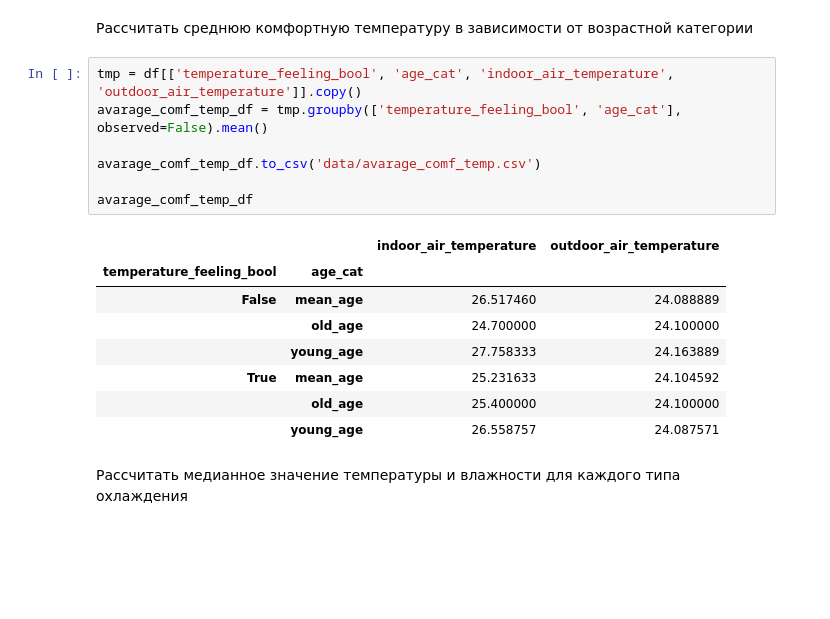
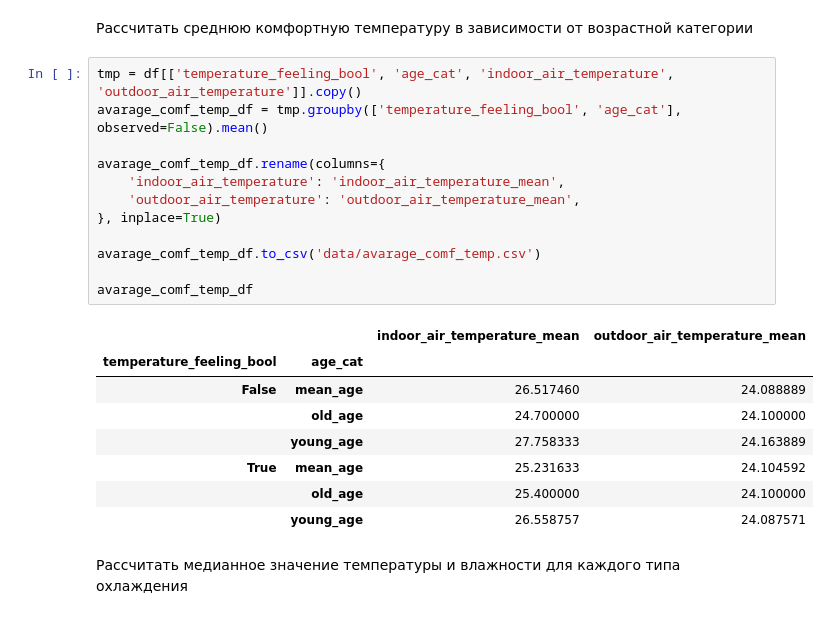
Before and after one commit to VladSunny/YLDA-Climate, a Jupyter notebook: Vlad/CalculationsResearch.ipynb, the cells around one changed output. Drawn from its saved outputs; the diff is of its cells as text; blank space fills up the shorter version.

```diff
--- a/Vlad/CalculationsResearch.ipynb
+++ b/Vlad/CalculationsResearch.ipynb
@@ -186,12 +213,17 @@ df[['age', 'age_cat']].sample(5)
 # %%
 tmp = df[['temperature_feeling_bool', 'age_cat', 'indoor_air_temperature', 'outdoor_air_temperature']].copy()
 avarage_comf_temp_df = tmp.groupby(['temperature_feeling_bool', 'age_cat'], observed=False).mean()
 
+avarage_comf_temp_df.rename(columns={
+    'indoor_air_temperature': 'indoor_air_temperature_mean',
+    'outdoor_air_temperature': 'outdoor_air_temperature_mean',
+}, inplace=True)
+
 avarage_comf_temp_df.to_csv('data/avarage_comf_temp.csv')
 
 avarage_comf_temp_df
 # %% [output]
-|  |  | indoor_air_temperature | outdoor_air_temperature |
+|  |  | indoor_air_temperature_mean | outdoor_air_temperature_mean |
 | temperature_feeling_bool | age_cat |  |  |
 | False | mean_age | 26.517460 | 24.088889 |
 |  | old_age | 24.700000 | 24.100000 |
```
Also changed, not shown: parts of 21 cells of this notebook.
